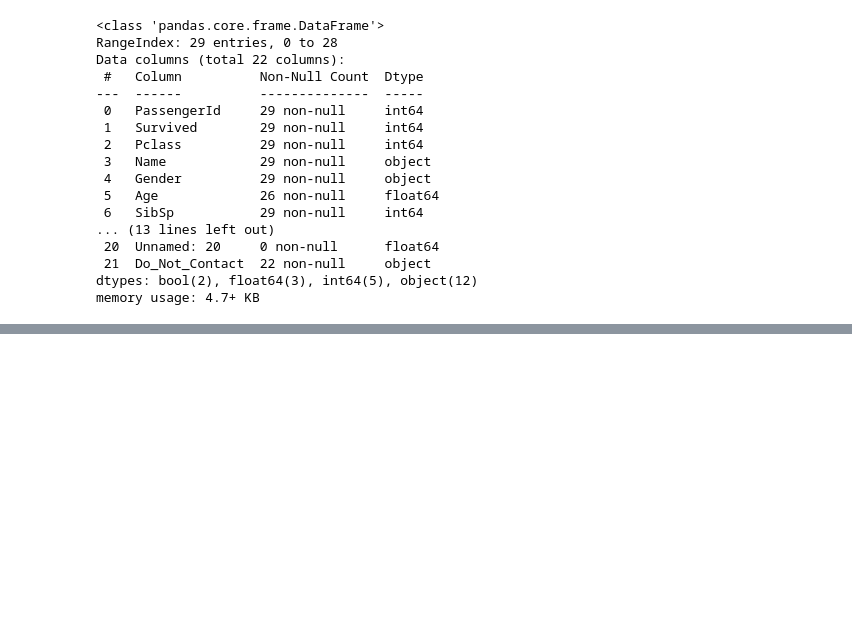
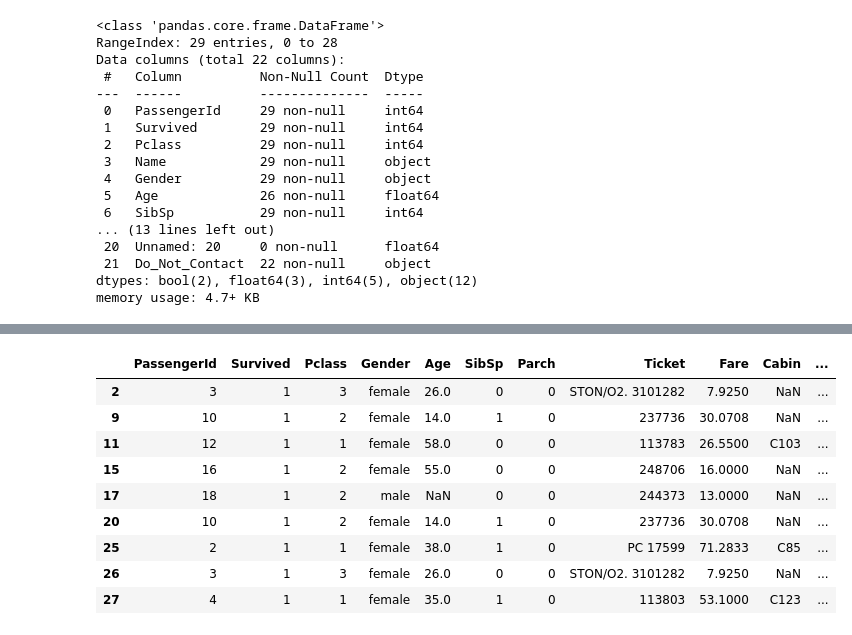
Before and after one commit to Murtiza007/Pandas, a Jupyter notebook: PandasBasics.ipynb, the cells around one changed output, grey strips where cells are left out. Saved outputs shown, nothing was run; the diff lists cells and outputs as text; code cells hidden in the pictures; blank space fills up the shorter version.

```diff
--- a/PandasBasics.ipynb
+++ b/PandasBasics.ipynb
@@ -471,0 +483,24 @@ Name: Phone_Number, dtype: object
+# %%
+for x in data.index:
+    if data.loc[x,"Do_Not_Contact"]=='Yes':
+        data.drop (x,inplace=True)
+
+for x in data.index:
+    if data.loc[x,"alive"]=='no':
+        data.drop (x,inplace=True)
+
+for x in data.index:
+    if data.loc[x,"Phone_Number"]=='Na--':
+        data.drop (x,inplace=True)
+data
+# %% [output]
+|  | PassengerId | Survived | Pclass | Gender | Age | SibSp | Parch | Ticket | Fare | Cabin | ... |
+| 2 | 3 | 1 | 3 | female | 26.0 | 0 | 0 | STON/O2. 3101282 | 7.9250 | NaN | ... |
+| 9 | 10 | 1 | 2 | female | 14.0 | 1 | 0 | 237736 | 30.0708 | NaN | ... |
+| 11 | 12 | 1 | 1 | female | 58.0 | 0 | 0 | 113783 | 26.5500 | C103 | ... |
+| 15 | 16 | 1 | 2 | female | 55.0 | 0 | 0 | 248706 | 16.0000 | NaN | ... |
+| 17 | 18 | 1 | 2 | male | NaN | 0 | 0 | 244373 | 13.0000 | NaN | ... |
+| 20 | 10 | 1 | 2 | female | 14.0 | 1 | 0 | 237736 | 30.0708 | NaN | ... |
+| 25 | 2 | 1 | 1 | female | 38.0 | 1 | 0 | PC 17599 | 71.2833 | C85 | ... |
+| 26 | 3 | 1 | 3 | female | 26.0 | 0 | 0 | STON/O2. 3101282 | 7.9250 | NaN | ... |
+| 27 | 4 | 1 | 1 | female | 35.0 | 1 | 0 | 113803 | 53.1000 | C123 | ... |
```
Also changed, not shown: parts of 12 cells of this notebook, 1 other file.
